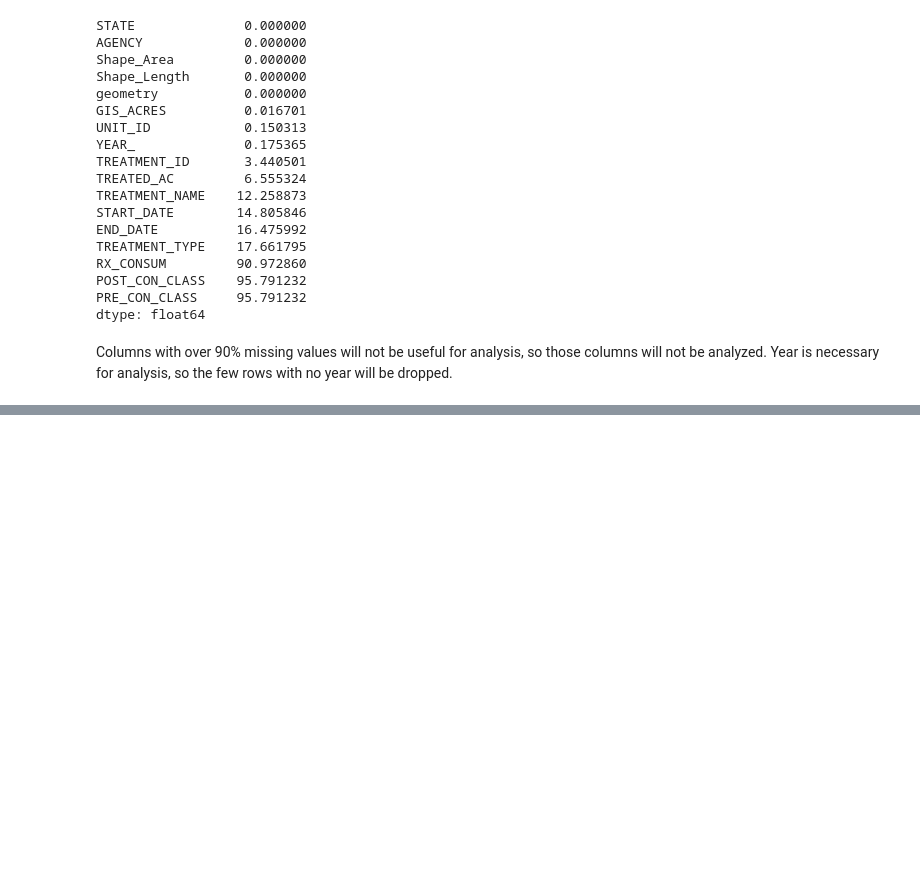
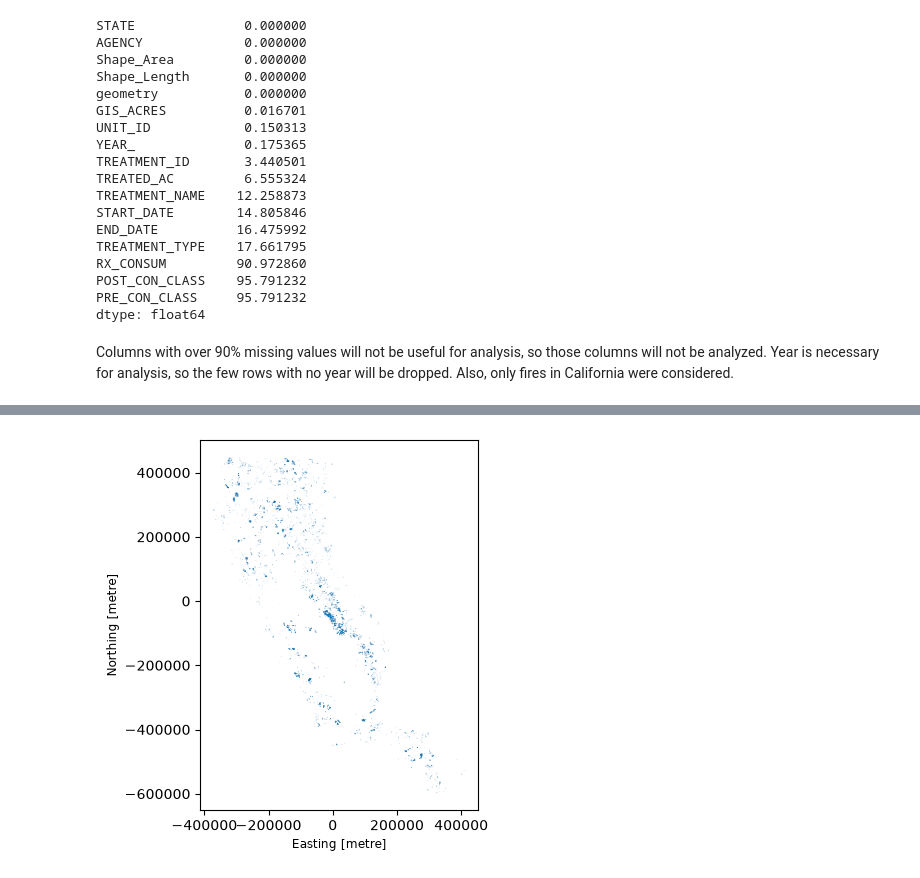
Before and after one commit to JoshG07/Goozman-Woock-Chu, a Jupyter notebook: project/burns_cleaning_gdb.ipynb, the cells around one changed output, grey strips where cells are left out. Saved outputs shown, nothing was run; the diff lists cells and outputs as text; code cells hidden in the pictures; blank space fills up the shorter version.

Commit message:
Finsihed cleaning and saving burn data. Updated data dictionary

```diff
--- a/project/burns_cleaning_gdb.ipynb
+++ b/project/burns_cleaning_gdb.ipynb
@@ -52,12 +52,13 @@ POST_CON_CLASS    95.791232
 PRE_CON_CLASS     95.791232
 dtype: float64
 # %% [markdown]
-Columns with over 90% missing values will not be useful for analysis, so those columns will not be analyzed. Year is necessary for analysis, so the few rows with no year will  be dropped.
+Columns with over 90% missing values will not be useful for analysis, so those columns will not be analyzed. Year is necessary for analysis, so the few rows with no year will  be dropped. Also, only fires in California were considered.
 # %%
 #Cleaning
 prescribed_burns_cleaned = (
     prescribed_burns
     .dropna(subset=["YEAR_"])
+    .loc[lambda df: df["STATE"] == "CA"]
     .drop(columns = ["STATE", "UNIT_ID", "TREATMENT_ID", "RX_CONSUM", "PRE_CON_CLASS", "POST_CON_CLASS"])
     .rename(columns = {
             "YEAR_" : "year",
@@ -70,6 +71,7 @@ prescribed_burns_cleaned = (
             "GIS_ACRES" : "gis_acres_treated",
             "geometry" : "fire_polygon"
             })
+    .set_geometry("fire_polygon")
     .assign(
         year=lambda df: df["year"].astype(int)
     )
@@ -83,3 +85,7 @@ prescribed_burns_cleaned.head()
 | 2 | 2025 | BLM | BIL312D_FY25_North Horse Pile RX | 3.0 | 2025-02-10 00:00:00+00:00 | 2025-02-12 00:00:00+00:00 | 229.0 | 228.603134 | ... |
 | 3 | 2025 | BLM | BIL312D_AGFO_WUI_Machine_Pile_Burn | 3.0 | 2024-10-01 00:00:00+00:00 | 2025-02-13 00:00:00+00:00 | 116.0 | 116.124580 | ... |
 | 4 | 2025 | BLM | Black Forest Rx_FY25 | 3.0 | 2024-10-01 00:00:00+00:00 | 2025-03-25 00:00:00+00:00 | 25.0 | 25.118351 | ... |
+# %%
+prescribed_burns_cleaned.plot();
+# %% [output]
+[figure, added]
```
Also changed, not shown: parts of 2 cells of this notebook, 4 other files.
